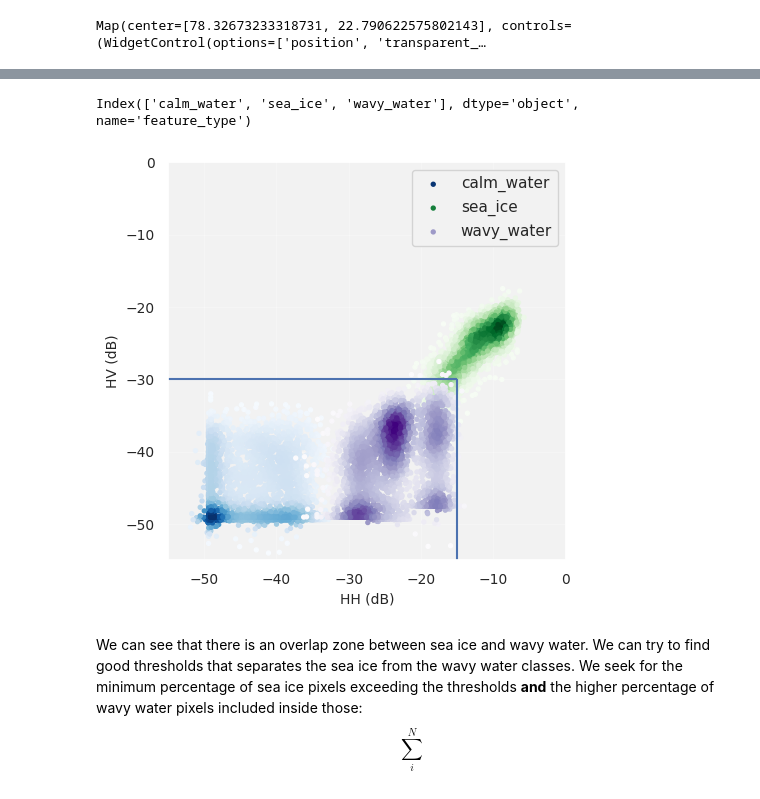
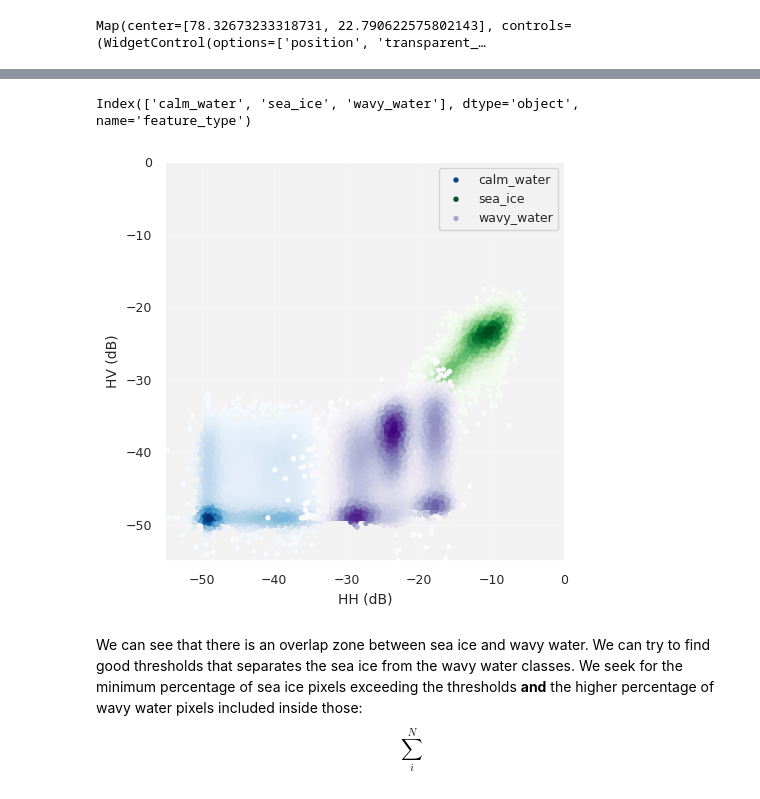
Before and after one commit to p-perrone/UiO_AdvancedRemoteSensing, a Jupyter notebook: Project1_sketch.ipynb, the cells around one changed output, grey strips where cells are left out. Saved outputs shown, nothing was run; the diff lists cells and outputs as text; code cells hidden in the pictures.

```diff
--- a/Project1_sketch.ipynb
+++ b/Project1_sketch.ipynb
@@ -358,5 +370,5 @@ samplegeoms = [
     wavywater_samplegeom3 := ee.Geometry.Polygon([[13.554466, 80.052358], [13.554466, 80.090243], [13.841548, 80.090243], [13.841548, 80.052358], [13.554466, 80.052358]]),
     seaice_samplegeom1 := ee.Geometry.Polygon([[21.419154, 80.414107], [21.419154, 80.47452], [21.935434, 80.47452], [21.935434, 80.414107], [21.419154, 80.414107]]),
     seaice_samplegeom2 := ee.Geometry.Polygon([[16.479344, 80.963004], [16.479344, 81.034338], [17.165887, 81.034338], [17.165887, 80.963004], [16.479344, 80.963004]]),
-    seaice_samplegeom3 := ee.Geometry.Polygon([[29.80989, 79.627024], [29.80989, 79.674884], [30.160026, 79.674884], [30.160026, 79.627024], [29.80989, 79.627024]])
+    seaice_samplegeom3 := ee.Geometry.Polygon([[29.168124, 79.538626], [29.168124, 79.674392], [30.316025, 79.674392], [30.316025, 79.538626], [29.168124, 79.538626]])
     ]
@@ -567,0 +466,25 @@ df
+# %%
+df = sampling_df(1000)
+# %%
+cov_matrices = []
+meansHH = []
+meansHV = []
+hhhv_devs = []
+
+for i, row in enumerate(df.iterrows()):
+    hhi = df.iloc[i, 0]
+    hvi = df.iloc[i, 1]
+    cov_matrix = np.cov(hhi, hvi)
+    cov_matrices.append(cov_matrix)
+    meansHH.append(np.mean(hhi))
+    meansHV.append(np.mean(hvi))
+
+    hhhv_dev = np.mean(np.abs(np.array(hhi) - np.array(hvi)))
+    hhhv_devs.append(hhhv_dev)
+
+    print(f"Cov matrix for {feature_types[i]}")
+    print(f"{cov_matrix}")
+    print(f"Mean HH for {feature_types[i]}: {meansHH[i]:.3f}")
+    print(f"Mean HV for {feature_types[i]}: {meansHV[i]:.3f}")
+    print(f"Mean HHHV deviation for {feature_types[i]}: {hhhv_dev:.3f}")
+    print("-----------------------")
@@ -571,38 +512,42 @@ from scipy.stats import gaussian_kde
 
 HHth = -15
 HVth = -30
 feature_types = df.index
 print(feature_types)
 cmaps = ['Blues',
          'Greens',
          'Purples'
           ]
+
 for i, feature in enumerate(feature_types):
-    hh = df.iloc[i, 0]
-    hv = df.iloc[i, 1]
+    hh = df.loc[feature, 'HH']
+    hv = df.loc[feature, 'HV']
+
+    # Ensure hh and hv have the same length by truncating the longer list
+    min_len = min(len(hh), len(hv))
+    hh = hh[:min_len]
+    hv = hv[:min_len]
 
     hhhv = np.vstack([hh,hv])
     z = gaussian_kde(hhhv)(hhhv)
 
     plt.scatter(hh, hv, c=z, cmap=cmaps[i],
                 label=feature_types[i],
                 s=8
                 )
 
 
 plt.xlim(-55, 0)
 plt.ylim(-55, 0)
-plt.vlines(HHth, -55, HVth)
-plt.hlines(HVth, -55, HHth)
 plt.xlabel('HH (dB)')
 plt.ylabel('HV (dB)')
 plt.legend()
 plt.grid(alpha=0.3)
 plt.gca().set_aspect('equal')
 plt.tight_layout()
 # %% [output]
 Index(['calm_water', 'sea_ice', 'wavy_water'], dtype='object', name='feature_type')
-[figure, old version]
+[figure, new version]
 # %% [markdown]
 We can see that there is an overlap zone between sea ice and wavy water. We can try to find good thresholds that separates the sea ice from the wavy water classes. We seek for the minimum percentage of sea ice pixels exceeding the thresholds **and** the higher percentage of wavy water pixels included inside those:
 $$
```
Also changed, not shown: parts of 20 cells of this notebook.
